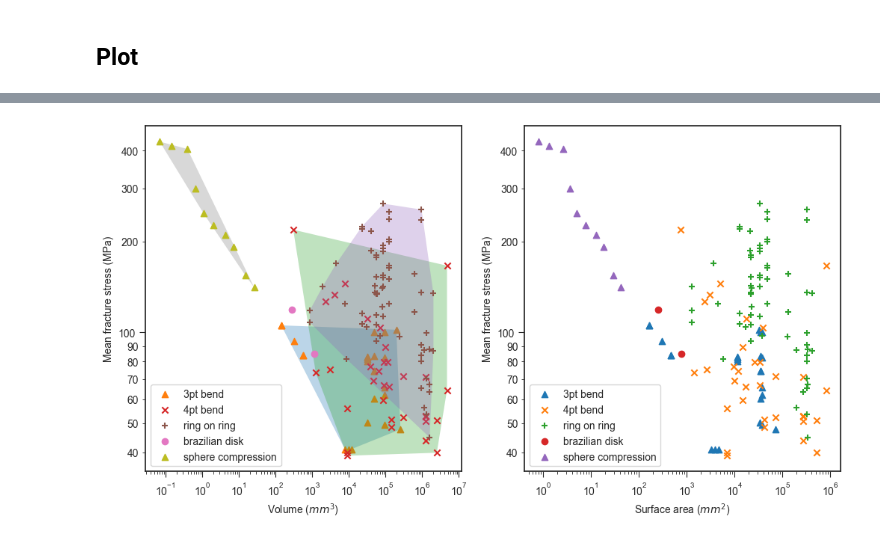
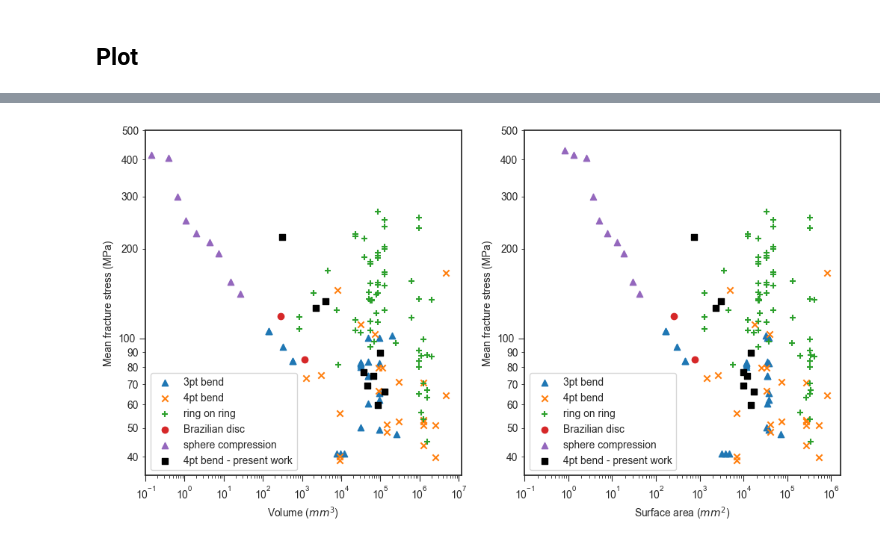
Before and after one commit to Mackus101/GlassMechAnalysis, a Jupyter notebook: analyse.ipynb, the cells around one changed output, grey strips where cells are left out. Saved outputs shown, nothing was run; the diff lists cells and outputs as text; code cells hidden in the pictures.

Commit message:
small formatting on final figure

```diff
--- a/analyse.ipynb
+++ b/analyse.ipynb
@@ -1285,3 +1287,22 @@ lit_data
 134 rows × 19 columns
 # %% [markdown]
 ## Plot
+# %%
+plot_data = lit_data.loc[lit_data["test_procedure"] == "4pt bend"]
+
+points = plot_data[["sample_volume", "mean_fracture_stress"]].to_numpy()
+log_points = np.log10(points)
+
+hull = ConvexHull(log_points)
+
+hull_x=[]
+hull_y=[]
+
+for i in hull.vertices:
+    hull_x.append(log_points[i][0])
+    hull_y.append(log_points[i][1])
+
+poly_hull = log_points
+
+hull_x.append(hull_x[0])
+hull_y.append(hull_y[0])
@@ -1294,49 +1356,60 @@ test_procedure = lit_data["test_procedure"].unique()
 for i, procedure in enumerate(test_procedure):
     plot_data = lit_data.loc[lit_data["test_procedure"] == procedure]
 
     points = plot_data[["sample_volume", "mean_fracture_stress"]].to_numpy()
     log_points = np.log10(points)
 
-    if len(points) > 2:
-        hull = ConvexHull(log_points)
+    # if len(points) > 2:
+        # hull = Polygon(log_points).convex_hull
+        # plot_hull = hull
+        # hull_x, hull_y = np.power(10,plot_hull.exterior.xy)
+        # hull = ConvexHull(log_points)
 
-        hull_x=[]
-        hull_y=[]
+        # hull_x=[]
+        # hull_y=[]
 
-        for i in hull.vertices:
-            hull_x.append(points[i][0])
-            hull_y.append(points[i][1])
+        # for i in hull.vertices:
+        #     hull_x.append(log_points[i][0])
+        #     hull_y.append(log_points[i][1])
 
-        x=np.array(hull_x)
-        y=np.array(hull_y)
-        x = np.r_[x, x[0]]
-        y = np.r_[y, y[0]]
+        # x=np.array(hull_x)
+        # y=np.array(hull_y)
+        # x = np.r_[x, x[0]]
+        # y = np.r_[y, y[0]]
 
-        tck, u = interpolate.splprep([x, y], u=None, s=0.0, per=True, k=3)
-        u_new = np.linspace(u.min(), u.max(), num=1000)
-        x_new, y_new = interpolate.splev(u_new, tck, der=0)
+        # tck, u = interpolate.splprep([x, y], u=None, s=0.05, per=True, k=3)
+        # u_new = np.linspace(u.min(), u.max(), num=1000)
+        # x_new, y_new = interpolate.splev(u_new, tck, der=0)
 
-        ax_v.fill(hull_x,hull_y, alpha=0.3)
+        # ax_v.fill(np.power(10, x_new),np.power(10, y_new), alpha=0.3)
+        # ax_v.fill(hull_x, hull_y, alpha=0.3)
         # convex_hull_plot_2d(hull)
 
-    marker_symb = next(marker_cycler)
+    if procedure == "4pt bend - present work":
+        ax_v.scatter(data=plot_data, x="sample_volume", y="mean_fracture_stress", label=procedure, marker="s", color="k")
+        ax_sa.scatter(data=plot_data, x="sample_surface_area", y="mean_fracture_stress", label=procedure, marker="s", color="k")
+    else:
+        marker_symb = next(marker_cycler)
+        ax_v.scatter(data=plot_data, x="sample_volume", y="mean_fracture_stress", label=procedure, marker=marker_symb)
+        ax_sa.scatter(data=plot_data, x="sample_surface_area", y="mean_fracture_stress", label=procedure, marker=marker_symb)
 
-    ax_v.scatter(data=plot_data, x="sample_volume", y="mean_fracture_stress", label=procedure, marker=marker_symb)
-    ax_sa.scatter(data=plot_data, x="sample_surface_area", y="mean_fracture_stress", label=procedure, marker=marker_symb)
 
 ax_v.loglog()
 ax_v.set_xlabel("Volume ($mm^3$)")
 ax_v.set_ylabel("Mean fracture stress (MPa)")
+ax_v.set_xlim([1e-1, None])
+ax_v.set_ylim([None, 500])
 ax_v.legend()
 
 ax_sa.loglog()
 ax_sa.set_xlabel("Surface area ($mm^2$)")
 ax_sa.set_ylabel("Mean fracture stress (MPa)")
+ax_sa.set_xlim([1e-1, None])
 ax_sa.legend()
 
 plt.gca().yaxis.set_major_formatter(mticker.ScalarFormatter())
 plt.gca().yaxis.set_minor_formatter(mticker.ScalarFormatter())
 
 ax_sa.tick_params(which="both", labelleft=True)
 # %% [output]
-[figure, old version]
+[figure, new version]
```
Also changed, not shown: parts of 9 cells of this notebook, 4 other files.
